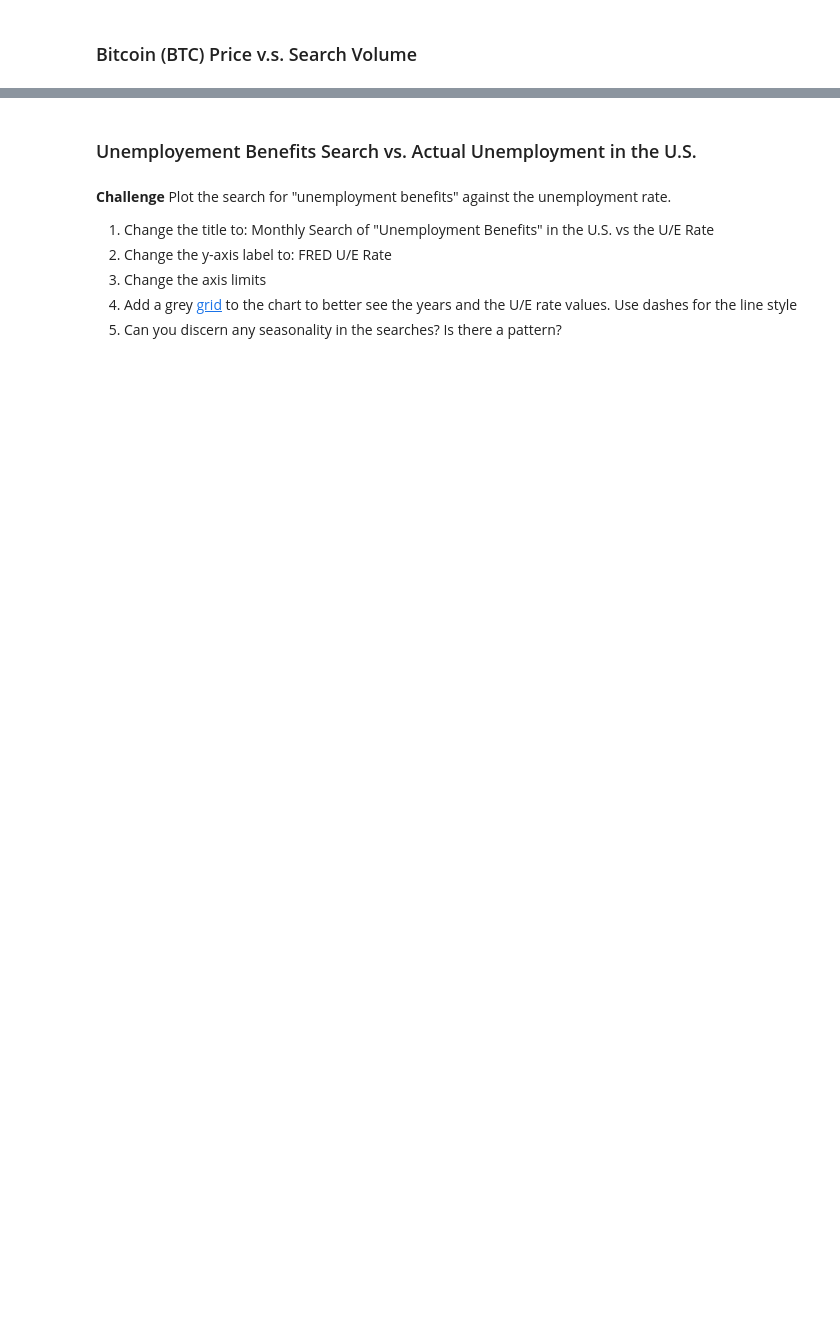
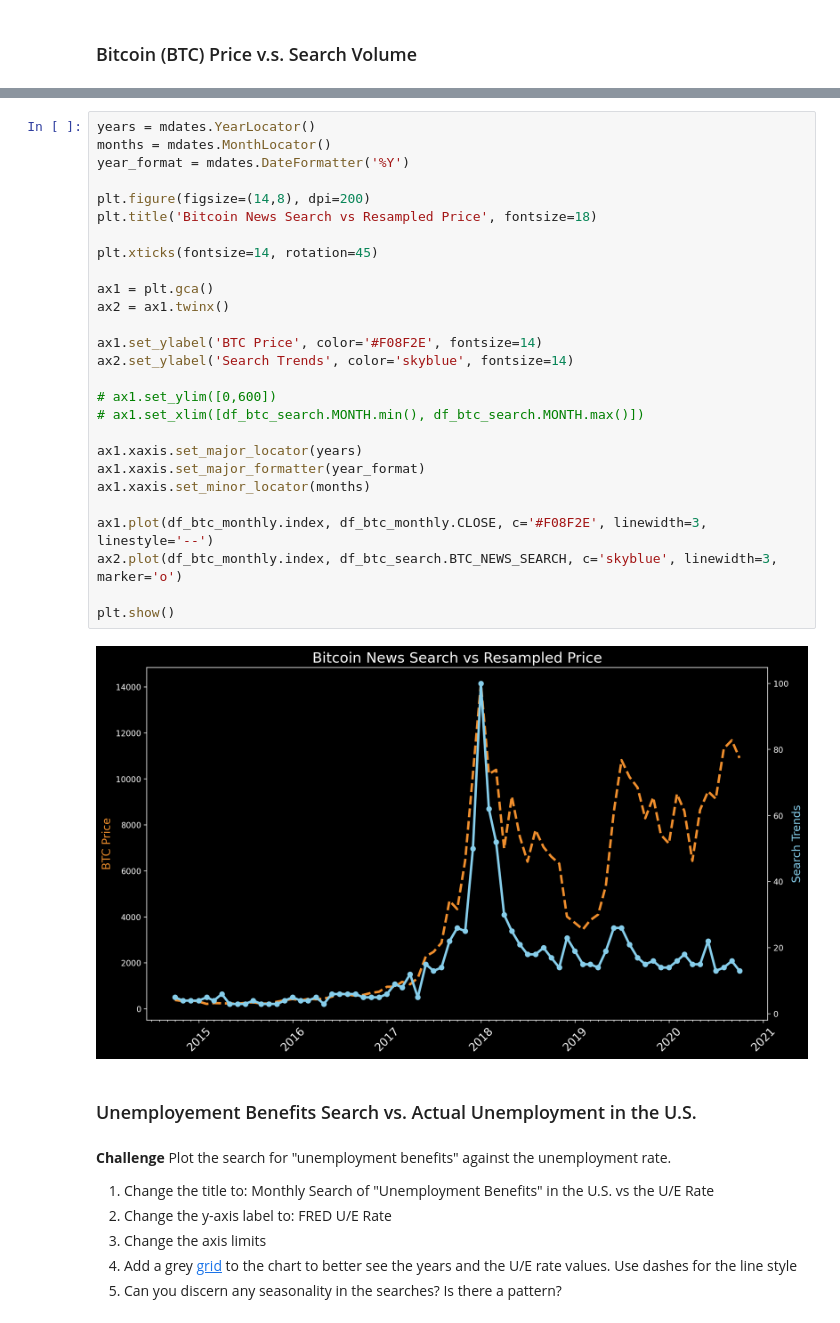
Before and after one commit to shivadey108P/python_projects, a Jupyter notebook: day-75/Google_Trends_Data_Viz/Google Trends and Data Visualisation (start).ipynb, the cells around one changed output, grey strips where cells are left out. Drawn from its saved outputs; the diff is of its cells as text; blank space fills up the shorter version.

```diff
--- a/day-75/Google_Trends_Data_Viz/Google Trends and Data Visualisation (start).ipynb
+++ b/day-75/Google_Trends_Data_Viz/Google Trends and Data Visualisation (start).ipynb
@@ -288,5 +395,34 @@ How to add tick formatting for dates on the x-axis.
 5. Investigate the [marker types](https://matplotlib.org/3.2.1/api/markers_api.html) to make the search datapoints little circles <br>
 6. Were big increases in searches for Bitcoin accompanied by big increases in the price?
+# %%
+years = mdates.YearLocator()
+months = mdates.MonthLocator()
+year_format = mdates.DateFormatter('%Y')
+
+plt.figure(figsize=(14,8), dpi=200)
+plt.title('Bitcoin News Search vs Resampled Price', fontsize=18)
+
+plt.xticks(fontsize=14, rotation=45)
+
+ax1 = plt.gca()
+ax2 = ax1.twinx()
+
+ax1.set_ylabel('BTC Price', color='#F08F2E', fontsize=14)
+ax2.set_ylabel('Search Trends', color='skyblue', fontsize=14)
+
+# ax1.set_ylim([0,600])
+# ax1.set_xlim([df_btc_search.MONTH.min(), df_btc_search.MONTH.max()])
+
+ax1.xaxis.set_major_locator(years)
+ax1.xaxis.set_major_formatter(year_format)
+ax1.xaxis.set_minor_locator(months)
+
+ax1.plot(df_btc_monthly.index, df_btc_monthly.CLOSE, c='#F08F2E', linewidth=3, linestyle='--')
+ax2.plot(df_btc_monthly.index, df_btc_search.BTC_NEWS_SEARCH, c='skyblue', linewidth=3, marker='o')
+
+plt.show()
+# %% [output]
+[figure, added]
 # %% [markdown]
 ### Unemployement Benefits Search vs. Actual Unemployment in the U.S.
 # %% [markdown]
```
Also changed, not shown: parts of 15 cells of this notebook, 3 other files.
